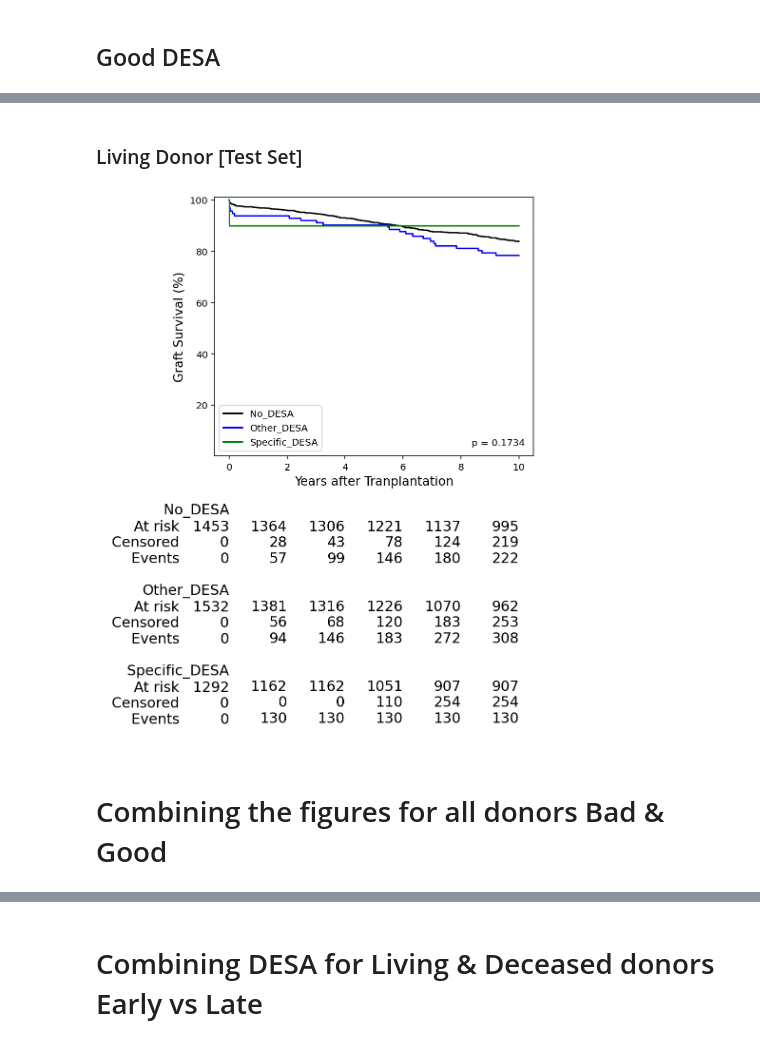
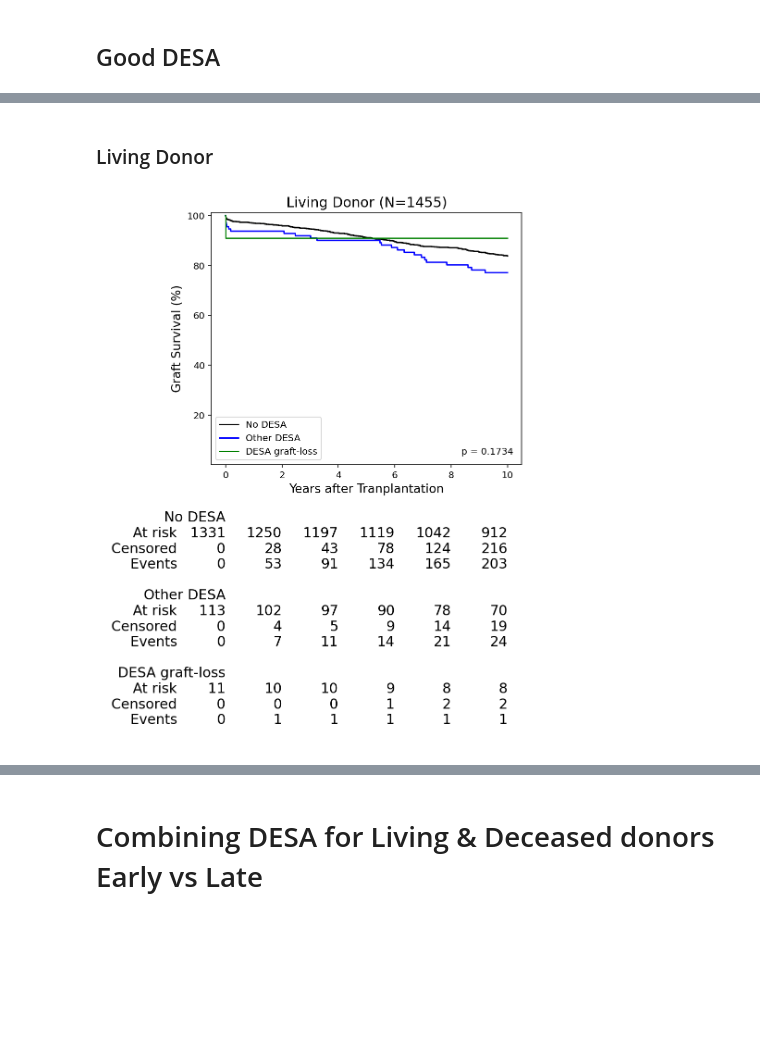
Before and after one commit to umcu-stride/desa_paper, a Jupyter notebook: Notebooks/epitope_relevance/investigation-validation/new figures.ipynb, the cells around one changed output, grey strips where cells are left out. Drawn from its saved outputs; the diff is of its cells as text; code cells hidden in the pictures; blank space fills up the shorter version.

```diff
--- a/Notebooks/epitope_relevance/investigation-validation/new figures.ipynb
+++ b/Notebooks/epitope_relevance/investigation-validation/new figures.ipynb
@@ -90,7 +92,7 @@ Top curve: 75.56, Middle curve:  63.41, Lower curve: 37.67
 ### Living Donor [Test Set]
 # %%
 treatments = ['No_DESA', 'Other_DESA', 'Specific_DESA']
-labels = ['No DESA', 'Other DESA', 'Relevant DESA']
+labels = ['No DESA', 'Other DESA', 'DESA graft-loss']
 
 RELEVANT_DESA_BAD = {
     '71TD', '144QL', '70DRA', '80TLR', '76ED', '70DA', '45EV', '67F', '76ET', '163RG', '67VG', '150AAH', '158T',
@@ -99,6 +101,10 @@ RELEVANT_DESA_BAD = {
 
 df_treat_group = create_treatment_grups(df, [RELEVANT_DESA_BAD])
 df_weight = find_ipw(df_treat_group, confounders, treatments, verbose=False)
+
+kmfs, p_value = kaplan_meier_curves(df_weight, desa_spec=RELEVANT_DESA_BAD, donor_type='Living', labels=labels, adjust=False)
+plot_kaplan_meier_curve(kmfs, p_value, title='Living Donor (N=1455)', grid=False)
+
 kmfs, p_value = kaplan_meier_curves(df_weight, desa_spec=RELEVANT_DESA_BAD, donor_type='Living', labels=labels, adjust=True)
 plot_kaplan_meier_curve(kmfs, p_value, title='Living Donor (N=1455)', grid=False)
 # %% [output]
@@ -127,15 +139,17 @@ plot_kaplan_meier_curve(kmfs, p_value, colors=['black', 'blue', 'green'], grid=F
 # %% [markdown]
-### Living Donor [Test Set]
+### Living Donor
 # %%
 treatments = ['No_DESA', 'Other_DESA', 'Specific_DESA']
 
 RELEVANT_DESA_GOOD = {'163RW', '37FL', '173K', '152RA', '80I'}
 
-df_treat_group = create_treatment_grups(df, [RELEVANT_DESA_GOOD])
+treatments = ['No_DESA', 'Other_DESA', 'Specific_DESA']
 df_weight = find_ipw(df_treat_group, confounders, treatments, verbose=False)
-kmfs, p_value = kaplan_meier_curves(df_weight, desa_spec=RELEVANT_DESA_GOOD, donor_type='Living', labels=treatments,  adjust=True)
-plot_kaplan_meier_curve(kmfs, p_value, colors=['black', 'blue', 'green'], grid=False)
+
+kmfs, p_value = kaplan_meier_curves(df_weight, desa_spec=RELEVANT_DESA_GOOD, donor_type='Living', labels=labels, adjust=False)
+plot_kaplan_meier_curve(kmfs, p_value, colors=['black', 'blue', 'green'], title='Living Donor (N=1455)', grid=False)
+
+# kmfs, p_value = kaplan_meier_curves(df_weight, desa_spec=RELEVANT_DESA_GOOD, donor_type='Living', labels=labels, adjust=True)
+# plot_kaplan_meier_curve(kmfs, p_value, colors=['black', 'blue', 'green'], title='Living Donor (N=1455)', grid=False)
 # %% [output]
-[figure, old version]
+[figure, new version]
-# %% [markdown]
-# Combining the figures for all donors Bad & Good
```
Also changed, not shown: parts of 10 cells of this notebook.
